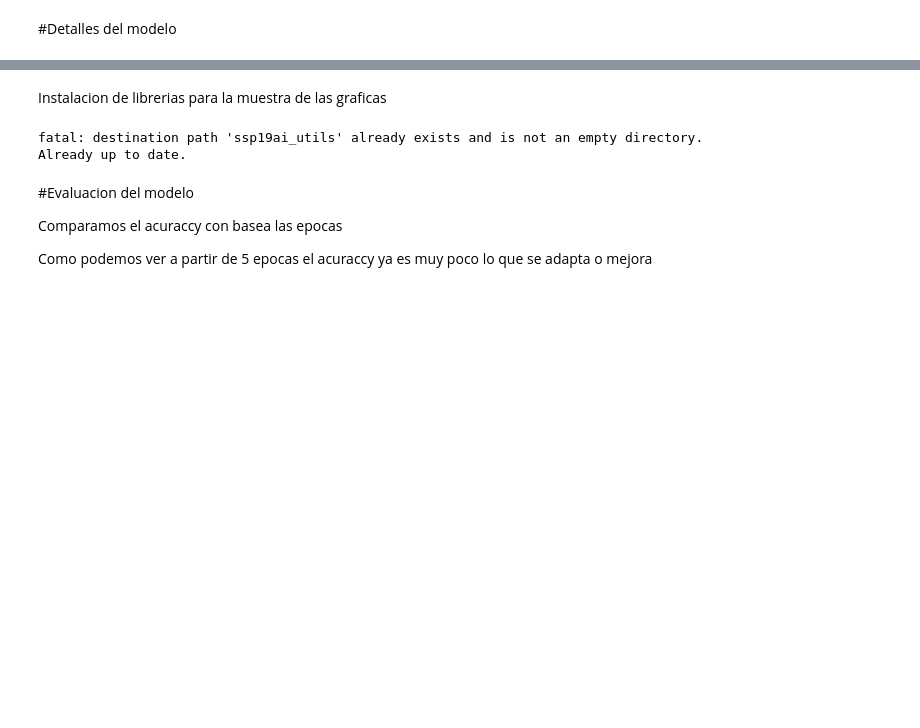
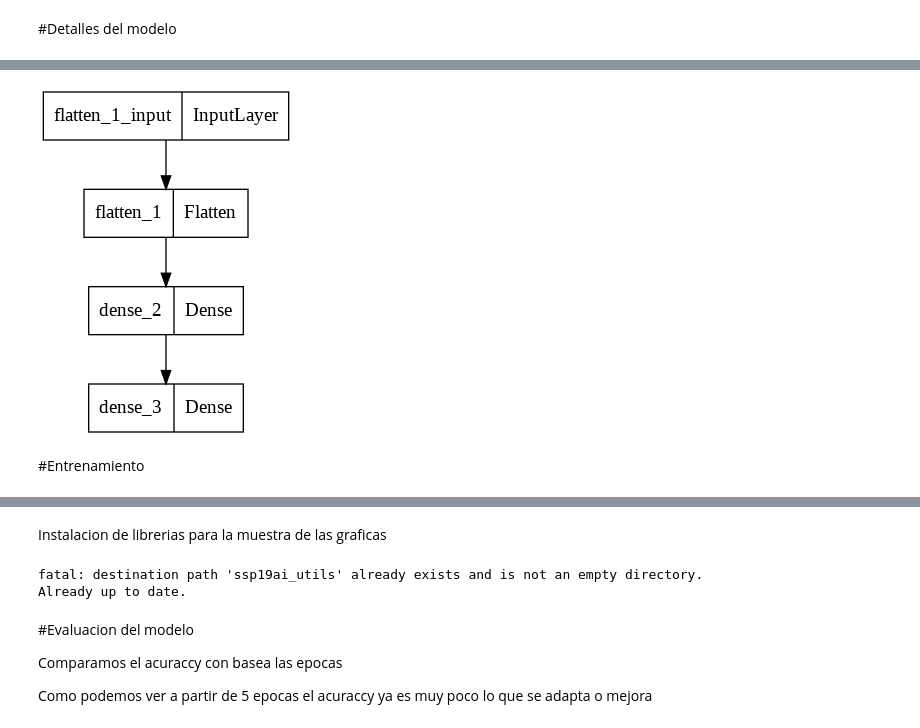
Before and after one commit to vale314/GLAMUR-IA, a Jupyter notebook: GLAMUR04(SHORT).ipynb, the cells around one changed output, grey strips where cells are left out. Cells and saved outputs as stored; diff of their text form; code cells hidden in the pictures; blank space fills up the shorter version.

```diff
--- a/GLAMUR04(SHORT).ipynb
+++ b/GLAMUR04(SHORT).ipynb
@@ -192 +207,7 @@ _________________________________________________________________
+# %%
+tf.keras.utils.plot_model(model)
+# %% [output]
+[figure, added]
+# %% [markdown]
+#Entrenamiento
 # %%
```
Also changed, not shown: parts of 20 cells of this notebook.
